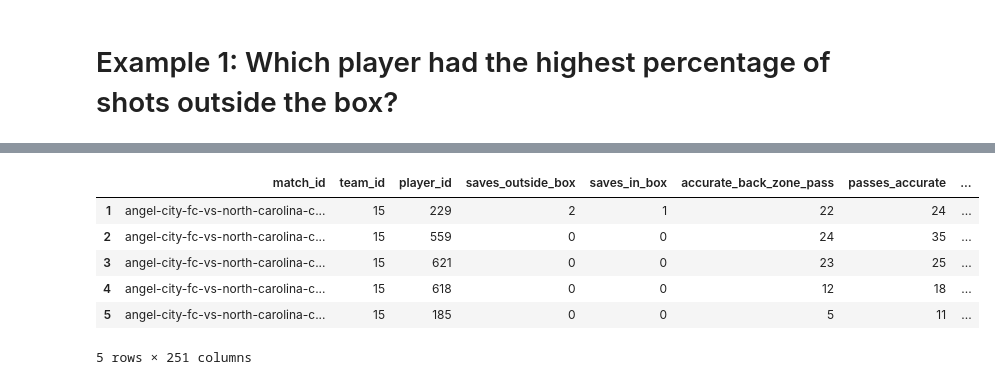
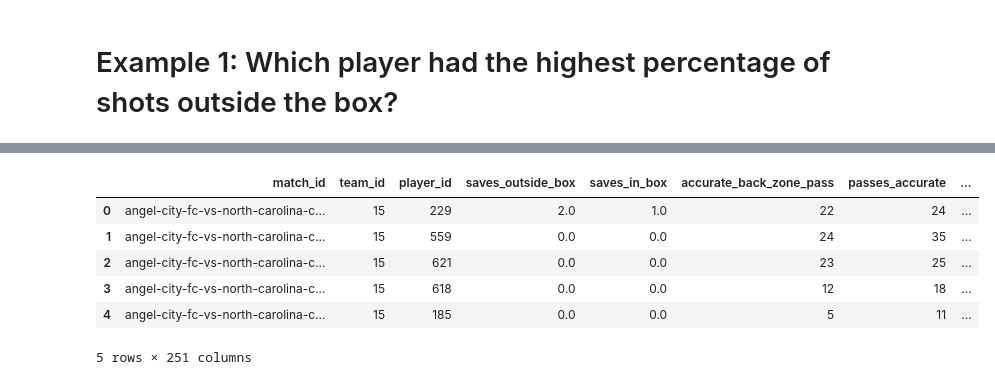
Before and after one commit to nwslR/nwslpy, a Jupyter notebook: examples/example_1.ipynb, the cells around one changed output, grey strips where cells are left out. Cells and saved outputs as stored; diff of their text form; code cells hidden in the pictures.

```diff
--- a/examples/example_1.ipynb
+++ b/examples/example_1.ipynb
@@ -31,23 +33,23 @@ players.head()
 # %%
 # Some matches might not have stats so catch those errors
 def try_load_player_match_stats(match_id):
     try:
-        return nwslpy.load_player_match_stats(match_id)
+        return nwslpy.load_player_match_stats(match_id).reset_index()
     except:
         return pd.DataFrame([])
 
 
 df = pd.concat(
-    [try_load_player_match_stats(match_id) for match_id in matches["match_id"]]
+    [try_load_player_match_stats(match_id) for match_id in matches.index]
 )
 df.head()
 # %% [output]
 |  | match_id | team_id | player_id | saves_outside_box | saves_in_box | accurate_back_zone_pass | passes_accurate | ... |
-| 1 | angel-city-fc-vs-north-carolina-c... | 15 | 229 | 2 | 1 | 22 | 24 | ... |
-| 2 | angel-city-fc-vs-north-carolina-c... | 15 | 559 | 0 | 0 | 24 | 35 | ... |
-| 3 | angel-city-fc-vs-north-carolina-c... | 15 | 621 | 0 | 0 | 23 | 25 | ... |
-| 4 | angel-city-fc-vs-north-carolina-c... | 15 | 618 | 0 | 0 | 12 | 18 | ... |
-| 5 | angel-city-fc-vs-north-carolina-c... | 15 | 185 | 0 | 0 | 5 | 11 | ... |
+| 0 | angel-city-fc-vs-north-carolina-c... | 15 | 229 | 2.0 | 1.0 | 22 | 24 | ... |
+| 1 | angel-city-fc-vs-north-carolina-c... | 15 | 559 | 0.0 | 0.0 | 24 | 35 | ... |
+| 2 | angel-city-fc-vs-north-carolina-c... | 15 | 621 | 0.0 | 0.0 | 23 | 25 | ... |
+| 3 | angel-city-fc-vs-north-carolina-c... | 15 | 618 | 0.0 | 0.0 | 12 | 18 | ... |
+| 4 | angel-city-fc-vs-north-carolina-c... | 15 | 185 | 0.0 | 0.0 | 5 | 11 | ... |
 5 rows × 251 columns
 # %%
 # Calculate the percent of shots outside the box
```
Also changed, not shown: parts of 5 cells of this notebook, 6 other files.
